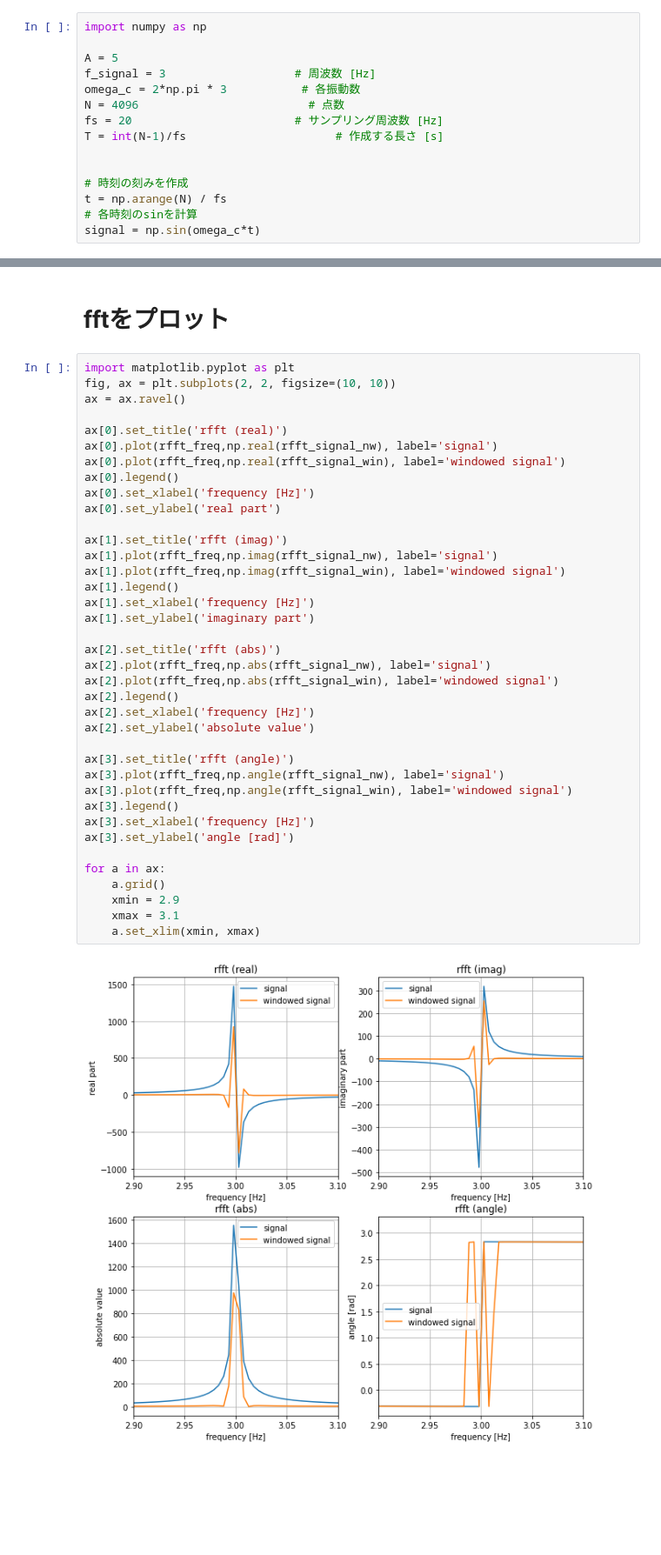
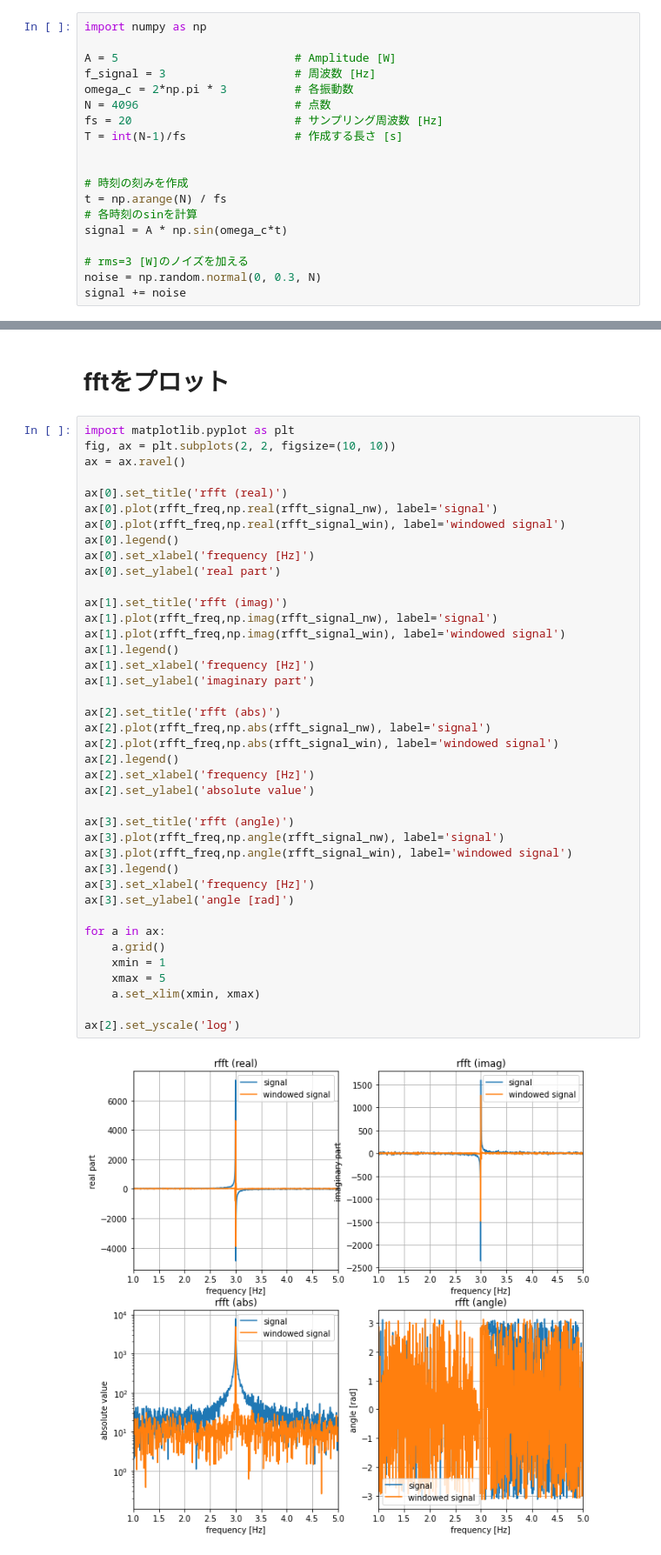
Before and after one commit to tterasaki/statistics, a Jupyter notebook: fft/fft1-1_math2python_relation.ipynb, the cells around one changed output, grey strips where cells are left out. Shown at 87% size. Saved outputs shown, nothing was run; the diff lists cells and outputs as text; blank space fills up the shorter version.

```diff
--- a/fft/fft1-1_math2python_relation.ipynb
+++ b/fft/fft1-1_math2python_relation.ipynb
@@ -50,18 +50,22 @@ $$
 # %%
 import numpy as np
 
-A = 5
+A = 5                          # Amplitude [W]
 f_signal = 3                   # 周波数 [Hz]
-omega_c = 2*np.pi * 3           # 各振動数
-N = 4096                         # 点数
+omega_c = 2*np.pi * 3          # 各振動数
+N = 4096                       # 点数
 fs = 20                        # サンプリング周波数 [Hz]
-T = int(N-1)/fs                      # 作成する長さ [s]
+T = int(N-1)/fs                # 作成する長さ [s]
 
 
 # 時刻の刻みを作成
 t = np.arange(N) / fs
 # 各時刻のsinを計算
-signal = np.sin(omega_c*t)
+signal = A * np.sin(omega_c*t)
+
+# rms=3 [W]のノイズを加える
+noise = np.random.normal(0, 0.3, N)
+signal += noise
 # %% [markdown]
 # np.fft.fftを使う場合
 # %%
@@ -134,33 +149,35 @@ ax[0].plot(rfft_freq,np.real(rfft_signal_nw), label='signal')
 ax[0].plot(rfft_freq,np.real(rfft_signal_win), label='windowed signal')
 ax[0].legend()
 ax[0].set_xlabel('frequency [Hz]')
 ax[0].set_ylabel('real part')
 
 ax[1].set_title('rfft (imag)')
 ax[1].plot(rfft_freq,np.imag(rfft_signal_nw), label='signal')
 ax[1].plot(rfft_freq,np.imag(rfft_signal_win), label='windowed signal')
 ax[1].legend()
 ax[1].set_xlabel('frequency [Hz]')
 ax[1].set_ylabel('imaginary part')
 
 ax[2].set_title('rfft (abs)')
 ax[2].plot(rfft_freq,np.abs(rfft_signal_nw), label='signal')
 ax[2].plot(rfft_freq,np.abs(rfft_signal_win), label='windowed signal')
 ax[2].legend()
 ax[2].set_xlabel('frequency [Hz]')
 ax[2].set_ylabel('absolute value')
 
 ax[3].set_title('rfft (angle)')
 ax[3].plot(rfft_freq,np.angle(rfft_signal_nw), label='signal')
 ax[3].plot(rfft_freq,np.angle(rfft_signal_win), label='windowed signal')
 ax[3].legend()
 ax[3].set_xlabel('frequency [Hz]')
 ax[3].set_ylabel('angle [rad]')
 
 for a in ax:
     a.grid()
-    xmin = 2.9
-    xmax = 3.1
+    xmin = 1
+    xmax = 5
     a.set_xlim(xmin, xmax)
+
+ax[2].set_yscale('log')
 # %% [output]
-[figure, old version]
+[figure, new version]
```
Also changed, not shown: parts of 16 cells of this notebook.
